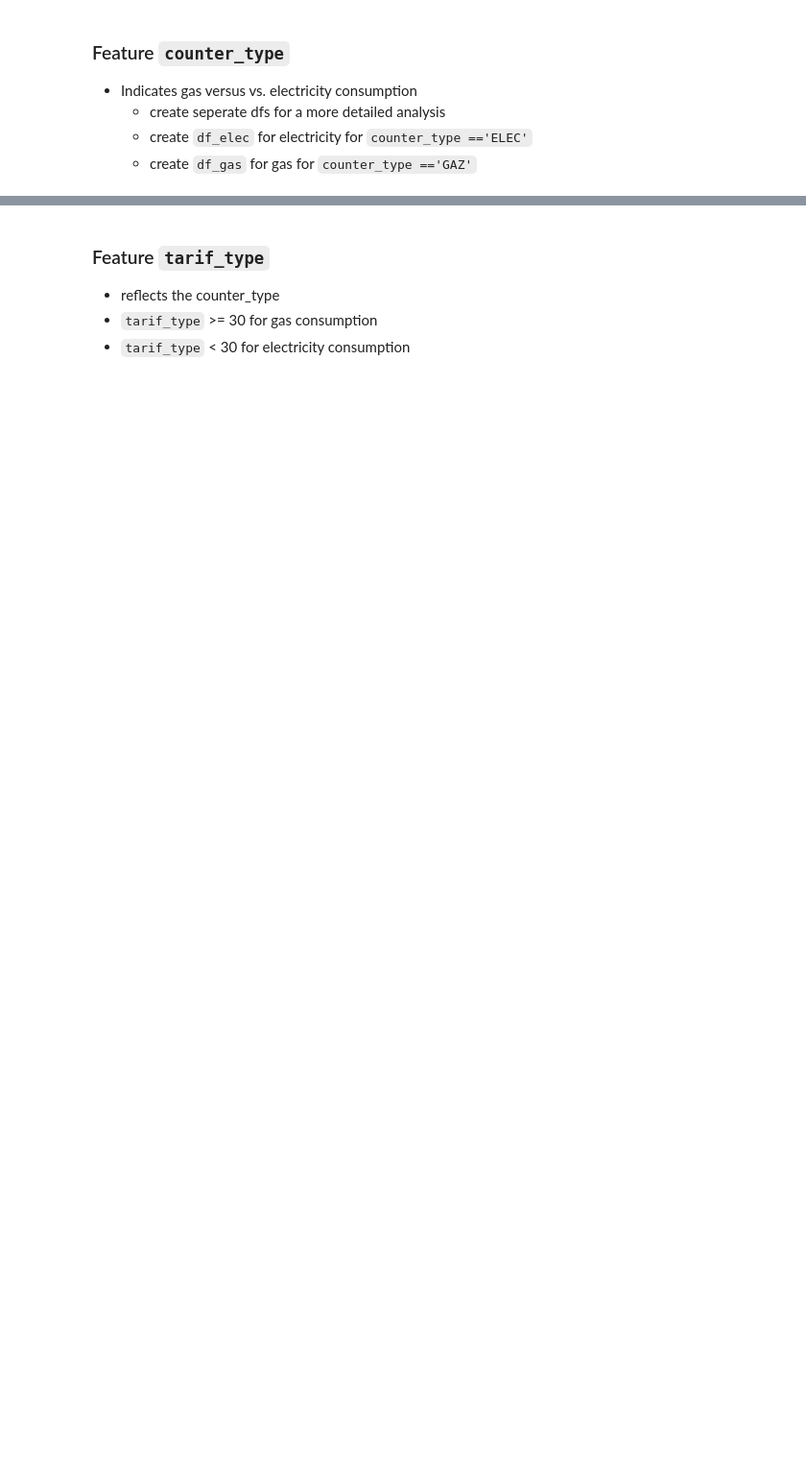
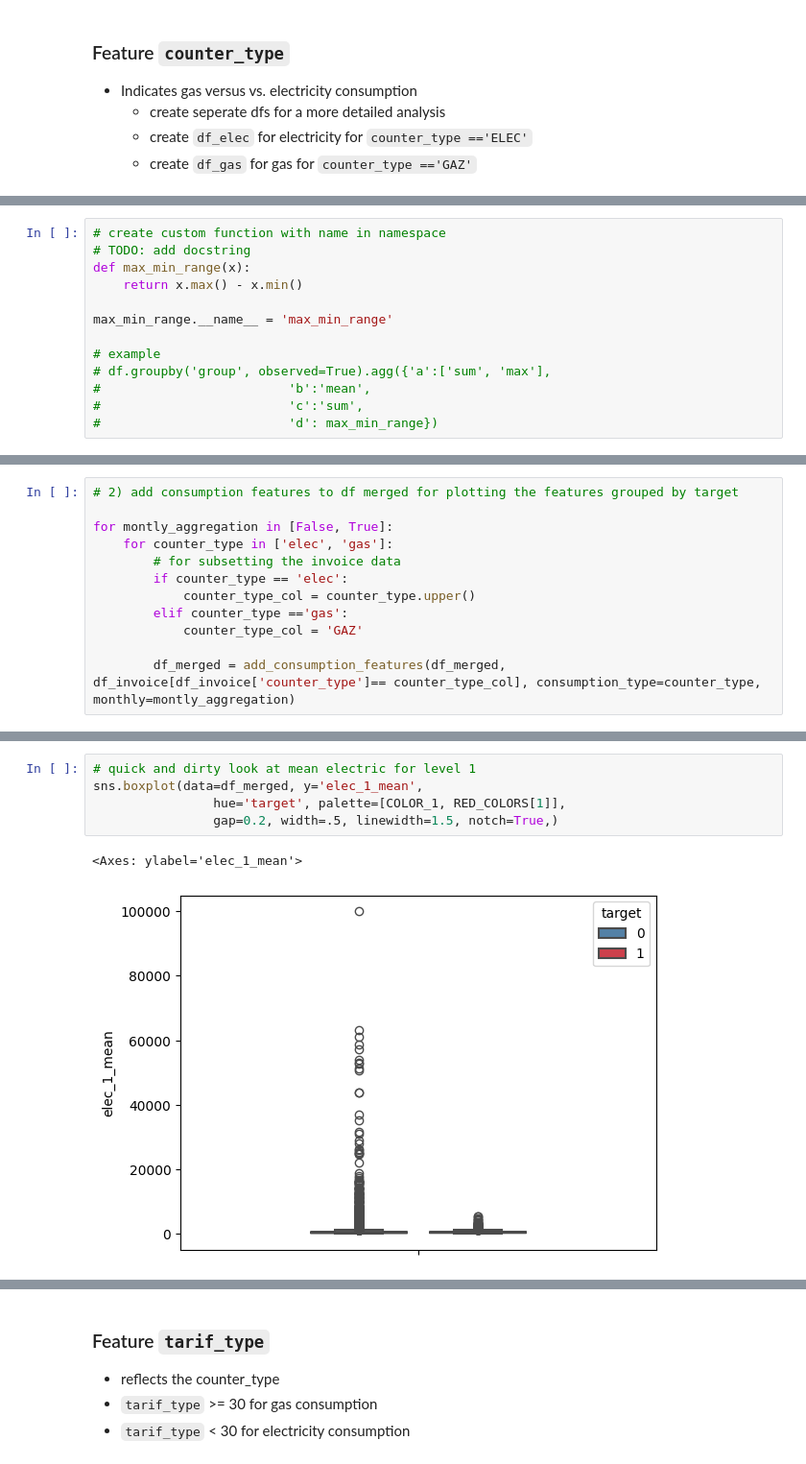
Before and after one commit to A-Lachs/ds_fraud_detection, a Jupyter notebook: EDA/EDA_notebook.ipynb, the cells around one changed output, grey strips where cells are left out. Shown at 96% size. Saved outputs shown, nothing was run; the diff lists cells and outputs as text; blank space fills up the shorter version.

```diff
--- a/EDA/EDA_notebook.ipynb
+++ b/EDA/EDA_notebook.ipynb
@@ -658,0 +856,13 @@ df_gas = df_invoice[df_invoice.counter_type == 'GAZ']
+# %%
+# create custom function with name in namespace
+# TODO: add docstring
+def max_min_range(x):
+    return x.max() - x.min()
+
+max_min_range.__name__ = 'max_min_range'
+
+# example
+# df.groupby('group', observed=True).agg({'a':['sum', 'max'],
+#                         'b':'mean',
+#                         'c':'sum',
+#                         'd': max_min_range})
@@ -658,0 +930,12 @@ df_gas = df_invoice[df_invoice.counter_type == 'GAZ']
+# %%
+# 2) add consumption features to df merged for plotting the features grouped by target
+
+for montly_aggregation in [False, True]:
+    for counter_type in ['elec', 'gas']:
+        # for subsetting the invoice data
+        if counter_type == 'elec':
+            counter_type_col = counter_type.upper()
+        elif counter_type =='gas':
+            counter_type_col = 'GAZ'
+
+        df_merged = add_consumption_features(df_merged, df_invoice[df_invoice['counter_type']== counter_type_col], consumption_type=counter_type, monthly=montly_aggregation)
@@ -658,0 +971,8 @@ df_gas = df_invoice[df_invoice.counter_type == 'GAZ']
+# %%
+# quick and dirty look at mean electric for level 1
+sns.boxplot(data=df_merged, y='elec_1_mean',
+                hue='target', palette=[COLOR_1, RED_COLORS[1]],
+                gap=0.2, width=.5, linewidth=1.5, notch=True,)
+# %% [output]
+<Axes: ylabel='elec_1_mean'>
+[figure, added]
```
Also changed, not shown: parts of 92 cells of this notebook, 1 other file.
